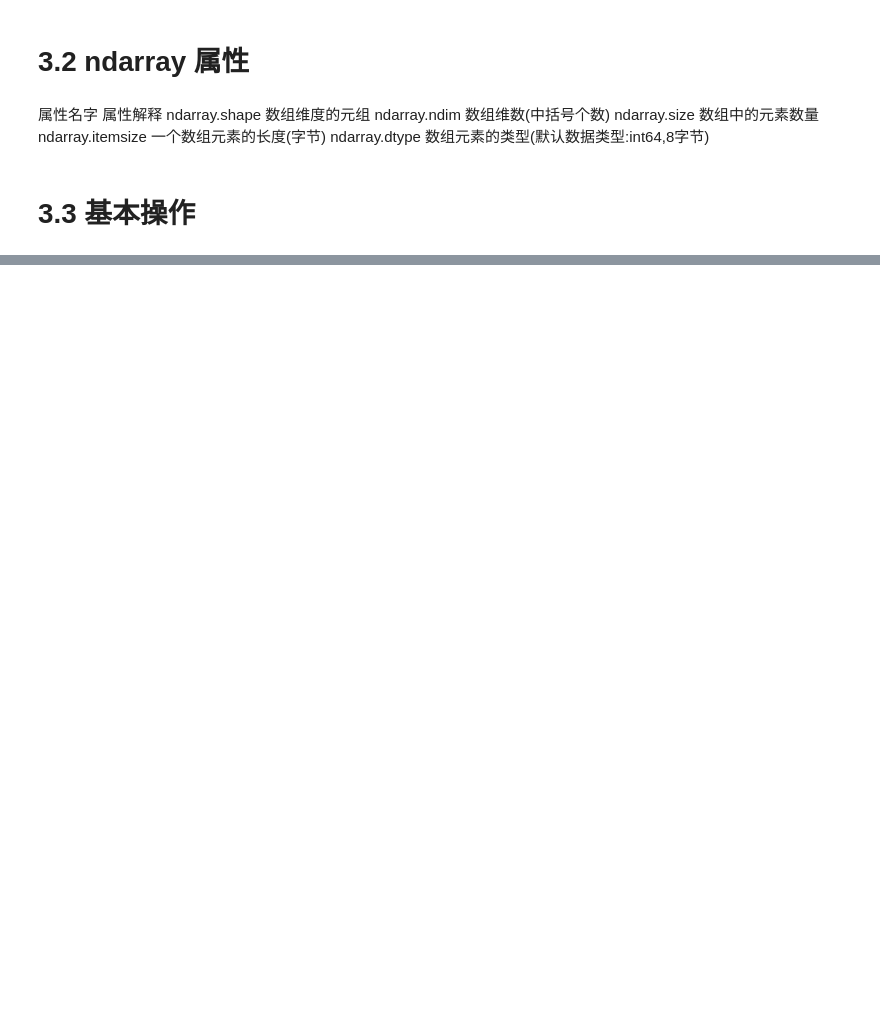
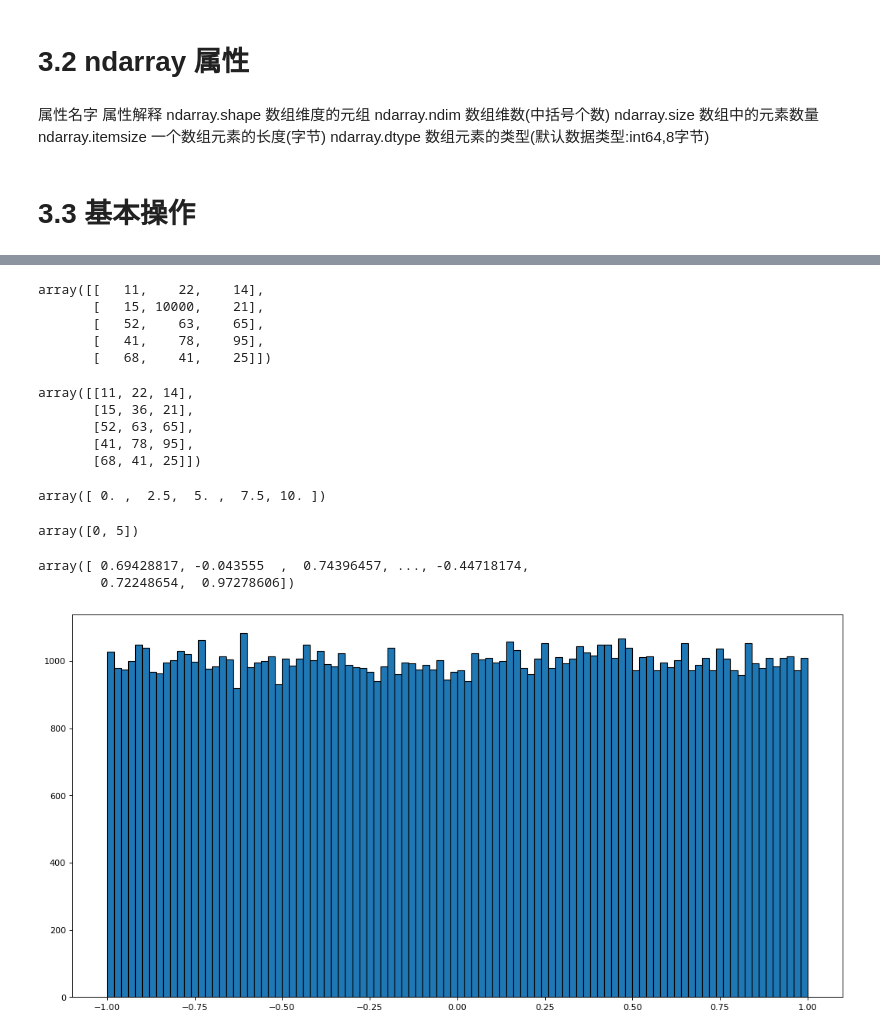
Before and after one commit to yabalababoom/learn_cpp, a Jupyter notebook: Numpy_pandas/numpy.ipynb, the cells around one changed output, grey strips where cells are left out. Saved outputs shown, nothing was run; the diff lists cells and outputs as text; code cells hidden in the pictures; blank space fills up the shorter version.

```diff
--- a/Numpy_pandas/numpy.ipynb
+++ b/Numpy_pandas/numpy.ipynb
@@ -46,0 +123,46 @@ ndarray.dtype           数组元素的类型(默认数据类型:int64,8字节)
+# %%
+data2 #np.asarray 浅拷贝
+# %% [output]
+array([[   11,    22,    14],
+       [   15, 10000,    21],
+       [   52,    63,    65],
+       [   41,    78,    95],
+       [   68,    41,    25]])
+# %%
+data3
+# %% [output]
+array([[11, 22, 14],
+       [15, 36, 21],
+       [52, 63, 65],
+       [41, 78, 95],
+       [68, 41, 25]])
+# %%
+# 3. 生成固定范围的数组
+import numpy as np
+np.linspace(0,10,5) # 0-10 等间距的5个数
+# %% [output]
+array([ 0. ,  2.5,  5. ,  7.5, 10. ])
+# %%
+import numpy as np
+
+np.arange(0,10,5) #0-10,步长5
+# %% [output]
+array([0, 5])
+# %%
+import numpy as np
+#  4. 生成随机数组 - 均匀分布
+# 均匀分布(Uniform Distribution)是概率统计中的重要分布之一.顾名思义,均匀,表示可能性相等的含义.均匀分布在自然情况下极为罕见,而人工栽培的有一定株行距的植物群落即是均匀分布.
+
+data1 = np.random.uniform(low=-1,high=1,size=100000) #low:采样下届,默认0; high:采样上届(不包含high),默认1; size:数据个数
+
+data1
+# %% [output]
+array([ 0.69428817, -0.043555  ,  0.74396457, ..., -0.44718174,
+        0.72248654,  0.97278606])
+# %%
+import matplotlib.pyplot as plt
+plt.figure(figsize=(16,8), dpi=80)
+plt.hist(data1,bins=100,edgecolor='k')
+plt.show()
+# %% [output]
+[figure, added]
```
Also changed, not shown: parts of 13 cells of this notebook.
